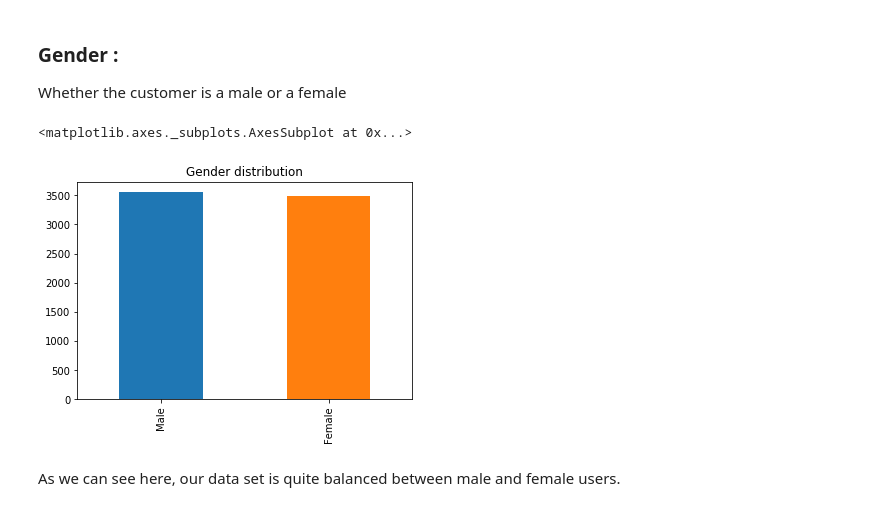
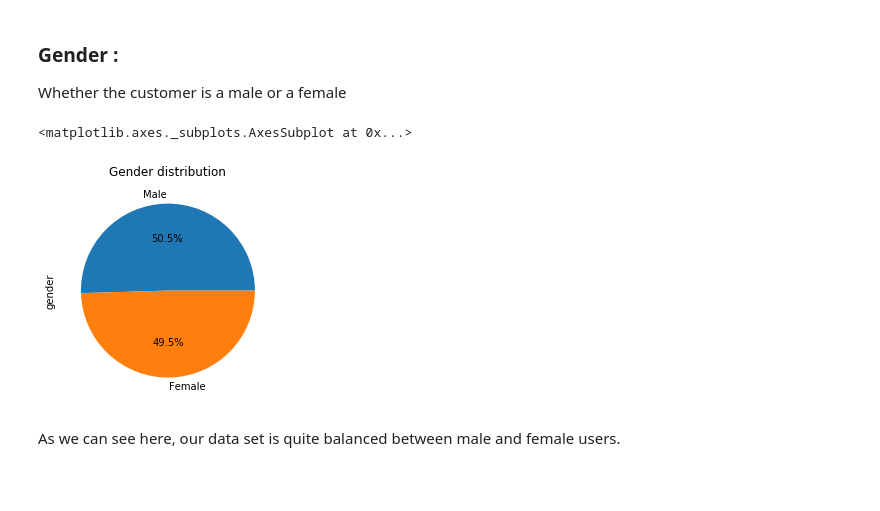
Before and after one commit to sami2310/Datascience-in-Practice, a Jupyter notebook: HW1/Data Exploration.ipynb, the cells around one changed output. Cells and saved outputs as stored; diff of their text form; code cells hidden in the pictures; blank space fills up the shorter version.

```diff
--- a/HW1/Data Exploration.ipynb
+++ b/HW1/Data Exploration.ipynb
@@ -187,10 +221,10 @@ data[['TotalCharges','MonthlyCharges']].corr()
 ### Gender :
 Whether the customer is a male or a female
 # %%
-data["gender"].value_counts().plot(kind='bar', title="Gender distribution")
+data["gender"].value_counts().plot(kind='pie', title="Gender distribution",  autopct='%1.1f%%')
 # %% [output]
 <matplotlib.axes._subplots.AxesSubplot at 0x...>
-[figure, old version]
+[figure, new version]
 # %% [markdown]
 As we can see here, our data set is quite balanced between male and female users.
 # %% [markdown]
```
Also changed, not shown: parts of 22 cells of this notebook.
